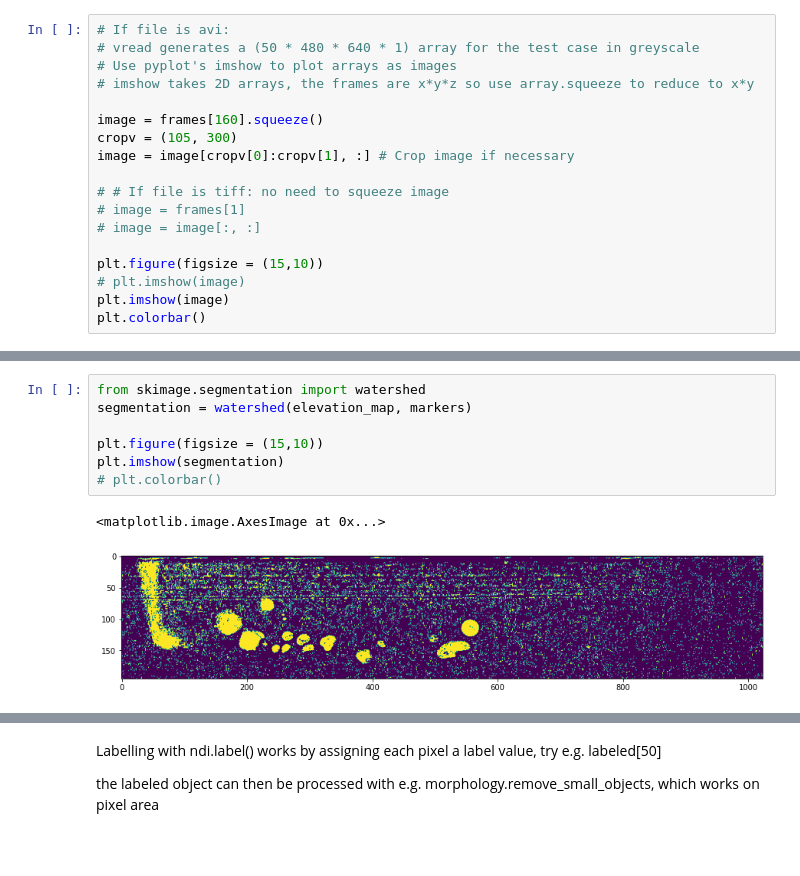
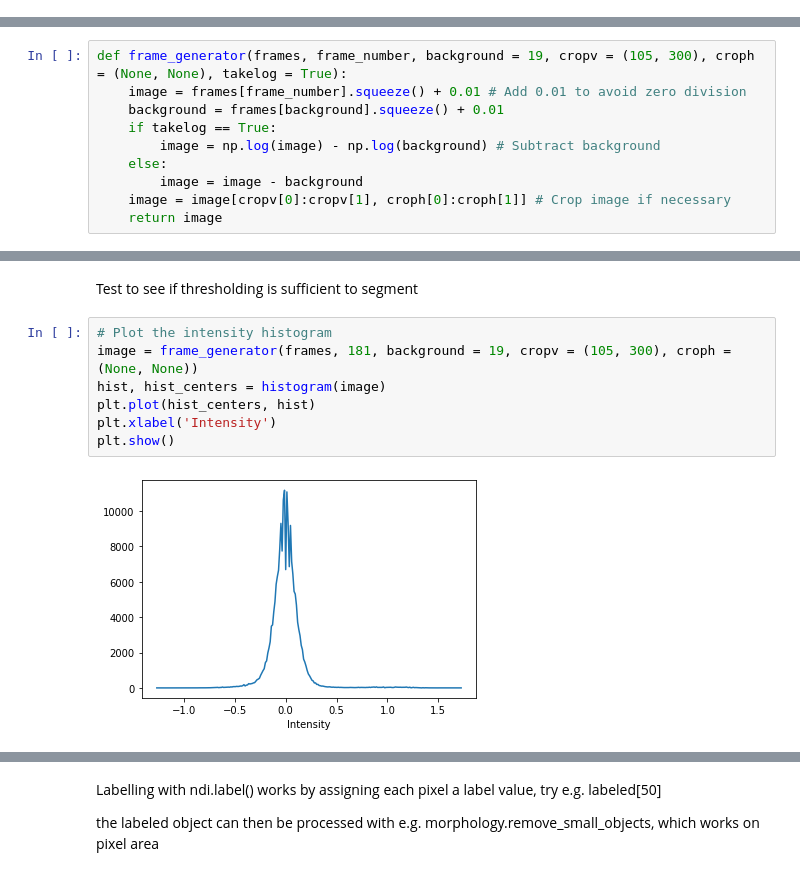
Before and after one commit to yue-here/am_cv, a Jupyter notebook: segment and plot regions - AM.ipynb, the cells around one changed output, grey strips where cells are left out. Saved outputs shown, nothing was run; the diff lists cells and outputs as text; blank space fills up the shorter version.

Commit message:
interactive plotting options

```diff
--- a/segment and plot regions - AM.ipynb
+++ b/segment and plot regions - AM.ipynb
@@ -29,18 +31,0 @@ frames.shape
-# %%
-# If file is avi:
-# vread generates a (50 * 480 * 640 * 1) array for the test case in greyscale
-# Use pyplot's imshow to plot arrays as images
-# imshow takes 2D arrays, the frames are x*y*z so use array.squeeze to reduce to x*y
-
-image = frames[160].squeeze()
-cropv = (105, 300)
-image = image[cropv[0]:cropv[1], :] # Crop image if necessary
-
-# # If file is tiff: no need to squeeze image
-# image = frames[1]
-# image = image[:, :]
-
-plt.figure(figsize = (15,10))
-# plt.imshow(image)
-plt.imshow(image)
-plt.colorbar()
@@ -53,0 +34,10 @@ Next question - how to segment each of the circles?
+# %%
+def frame_generator(frames, frame_number, background = 19, cropv = (105, 300), croph = (None, None), takelog = True):
+    image = frames[frame_number].squeeze() + 0.01 # Add 0.01 to avoid zero division
+    background = frames[background].squeeze() + 0.01
+    if takelog == True:
+        image = np.log(image) - np.log(background) # Subtract background
+    else:
+        image = image - background
+    image = image[cropv[0]:cropv[1], croph[0]:croph[1]] # Crop image if necessary
+    return image
@@ -86,10 +63,11 @@ plt.imshow(elevation_map)
-# %%
-from skimage.segmentation import watershed
-segmentation = watershed(elevation_map, markers)
-
-plt.figure(figsize = (15,10))
-plt.imshow(segmentation)
-# plt.colorbar()
-# %% [output]
-<matplotlib.image.AxesImage at 0x...>
-[figure, removed]
+# %% [markdown]
+Test to see if thresholding is sufficient to segment
+# %%
+# Plot the intensity histogram
+image = frame_generator(frames, 181, background = 19, cropv = (105, 300), croph = (None, None))
+hist, hist_centers = histogram(image)
+plt.plot(hist_centers, hist)
+plt.xlabel('Intensity')
+plt.show()
+# %% [output]
+[figure, added]
```
Also changed, not shown: parts of 19 cells of this notebook.
